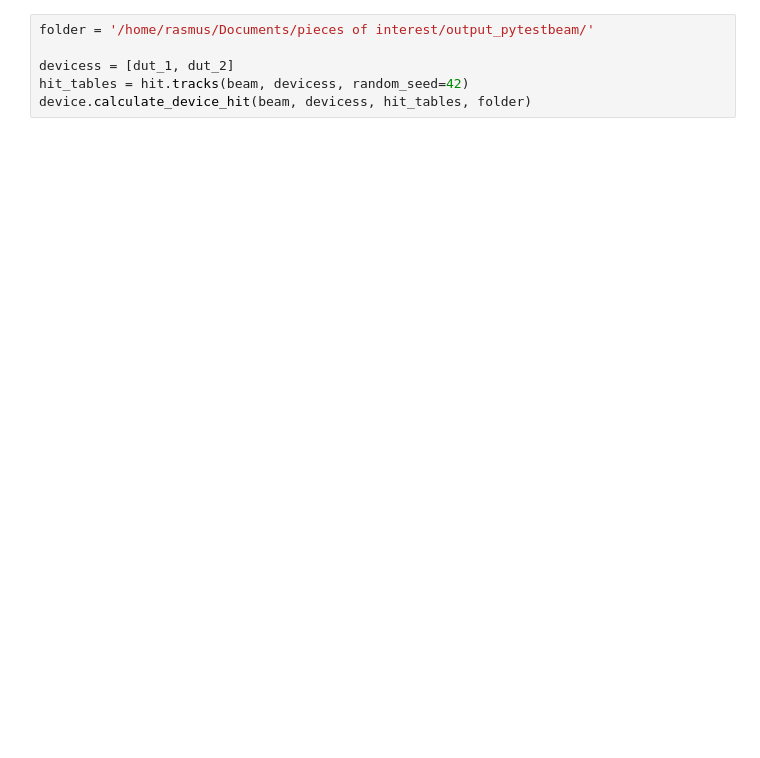
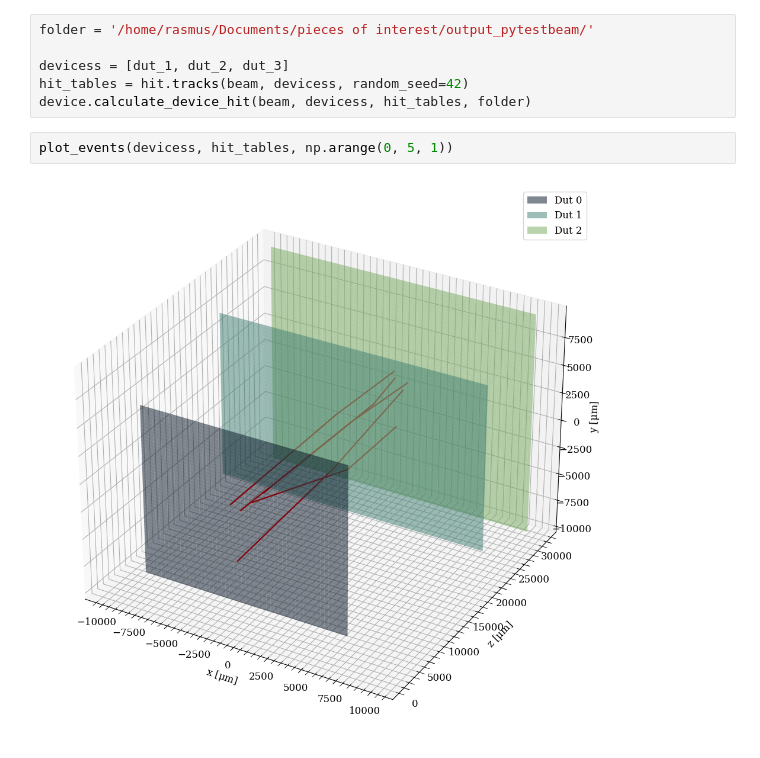
Before and after one commit to rpartzsch/pytestbeam, a Jupyter notebook: test.ipynb, the cells around one changed output. Cells and saved outputs as stored; diff of their text form; blank space fills up the shorter version.

```diff
--- a/test.ipynb
+++ b/test.ipynb
@@ -40,9 +51,13 @@ beam = {
 # %%
 folder = '/home/rasmus/Documents/pieces of interest/output_pytestbeam/'
 
-devicess = [dut_1, dut_2]
+devicess = [dut_1, dut_2, dut_3]
 hit_tables = hit.tracks(beam, devicess, random_seed=42)
 device.calculate_device_hit(beam, devicess, hit_tables, folder)
+# %%
+plot_events(devicess, hit_tables, np.arange(0, 5, 1))
+# %% [output]
+[figure, added]
 # %%
 fiel_dut_1 = '/home/rasmus/Documents/pieces of interest/output_pytestbeam/0_dut.h5'
 fiel_dut_2 = '/home/rasmus/Documents/pieces of interest/output_pytestbeam/1_dut.h5'
```
Also changed, not shown: parts of 4 cells of this notebook, 1 other file.
